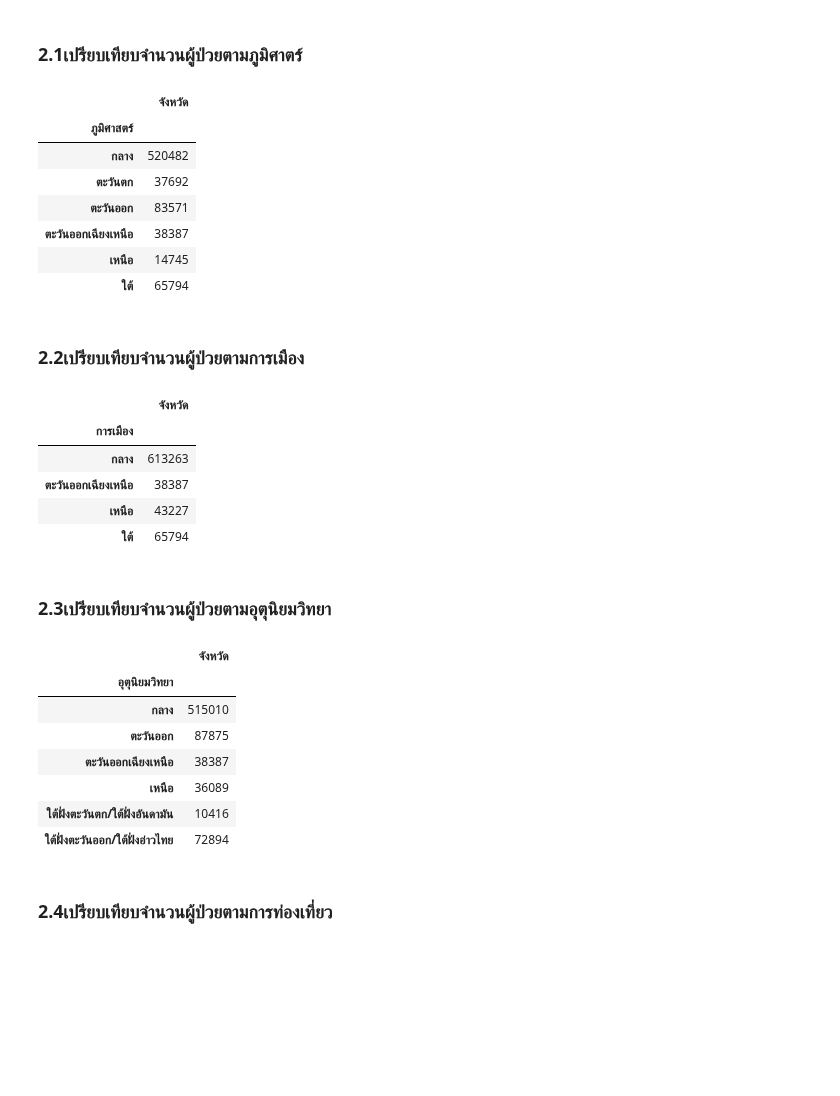
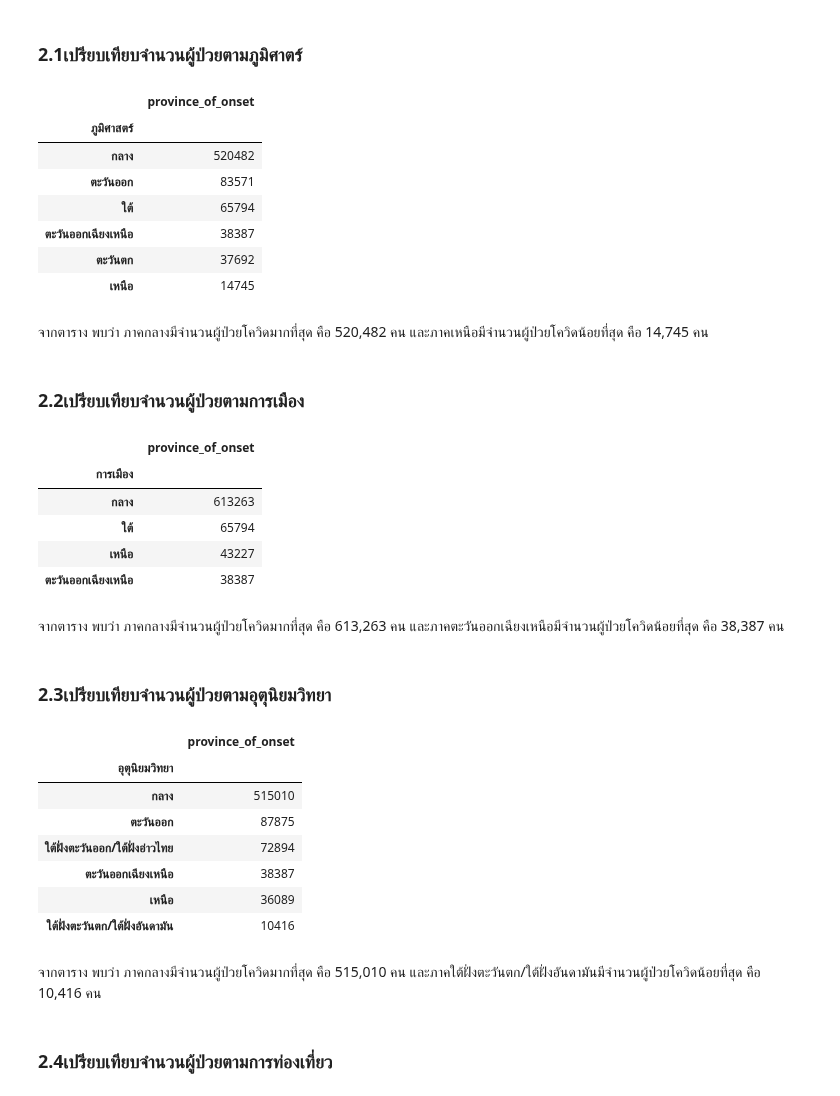
Before and after one commit to kittimaxz/data_viz_2022, a Jupyter notebook: BasicPython&DataViz_midterm2022.ipynb, the cells around one changed output. Drawn from its saved outputs; the diff is of its cells as text; code cells hidden in the pictures; blank space fills up the shorter version.

```diff
--- a/BasicPython&DataViz_midterm2022.ipynb
+++ b/BasicPython&DataViz_midterm2022.ipynb
@@ -449,43 +449,49 @@ Ans_การท่องเที่ยว_South[:1] # กำหนดให้
 # %% [markdown]
 ### 2.1เปรียบเทียบจำนวนผู้ป่วยตามภูมิศาตร์
 # %%
-Ans_geography = data.groupby('ภูมิศาสตร์').count()
-Ans_geography.iloc[:,-4:-3]
+Ans_geography = data.groupby('ภูมิศาสตร์').count().sort_values(by=['province_of_onset'],ascending=False)
+Ans_geography.iloc[:,-6:-5]
 # %% [output]
-|  | จังหวัด |
+|  | province_of_onset |
 | ภูมิศาสตร์ |  |
 | กลาง | 520482 |
+| ตะวันออก | 83571 |
+| ใต้ | 65794 |
+| ตะวันออกเฉียงเหนือ | 38387 |
 | ตะวันตก | 37692 |
-| ตะวันออก | 83571 |
-| ตะวันออกเฉียงเหนือ | 38387 |
 | เหนือ | 14745 |
-| ใต้ | 65794 |
+# %% [markdown]
+จากตาราง พบว่า ภาคกลางมีจำนวนผู้ป่วยโควิดมากที่สุด คือ 520,482 คน และภาคเหนือมีจำนวนผู้ป่วยโควิดน้อยที่สุด คือ 14,745 คน
 # %% [markdown]
 ### 2.2เปรียบเทียบจำนวนผู้ป่วยตามการเมือง
 # %%
-Ans_policy = data.groupby('การเมือง').count()
-Ans_policy.iloc[:,-4:-3]
+Ans_policy = data.groupby('การเมือง').count().sort_values(by=['province_of_onset'],ascending=False)
+Ans_policy.iloc[:,-6:-5]
 # %% [output]
-|  | จังหวัด |
+|  | province_of_onset |
 | การเมือง |  |
 | กลาง | 613263 |
+| ใต้ | 65794 |
+| เหนือ | 43227 |
 | ตะวันออกเฉียงเหนือ | 38387 |
-| เหนือ | 43227 |
-| ใต้ | 65794 |
+# %% [markdown]
+จากตาราง พบว่า ภาคกลางมีจำนวนผู้ป่วยโควิดมากที่สุด คือ 613,263 คน และภาคตะวันออกเฉียงเหนือมีจำนวนผู้ป่วยโควิดน้อยที่สุด คือ 38,387 คน
 # %% [markdown]
 ### 2.3เปรียบเทียบจำนวนผู้ป่วยตามอุตุนิยมวิทยา
 # %%
-Ans_meteorology = data.groupby('อุตุนิยมวิทยา').count()
-Ans_meteorology.iloc[:,-4:-3]
+Ans_meteorology = data.groupby('อุตุนิยมวิทยา').count().sort_values(by=['province_of_onset'],ascending=False)
+Ans_meteorology.iloc[:,-6:-5]
 # %% [output]
-|  | จังหวัด |
+|  | province_of_onset |
 | อุตุนิยมวิทยา |  |
 | กลาง | 515010 |
 | ตะวันออก | 87875 |
+| ใต้ฝั่งตะวันออก/ใต้ฝั่งอ่าวไทย | 72894 |
 | ตะวันออกเฉียงเหนือ | 38387 |
 | เหนือ | 36089 |
 | ใต้ฝั่งตะวันตก/ใต้ฝั่งอันดามัน | 10416 |
-| ใต้ฝั่งตะวันออก/ใต้ฝั่งอ่าวไทย | 72894 |
+# %% [markdown]
+จากตาราง พบว่า ภาคกลางมีจำนวนผู้ป่วยโควิดมากที่สุด คือ 515,010 คน และภาคใต้ฝั่งตะวันตก/ใต้ฝั่งอันดามันมีจำนวนผู้ป่วยโควิดน้อยที่สุด คือ 10,416 คน
 # %% [markdown]
 ### 2.4เปรียบเทียบจำนวนผู้ป่วยตามการท่องเที่ยว
 # %%
```
Also changed, not shown: parts of 8 cells of this notebook.
